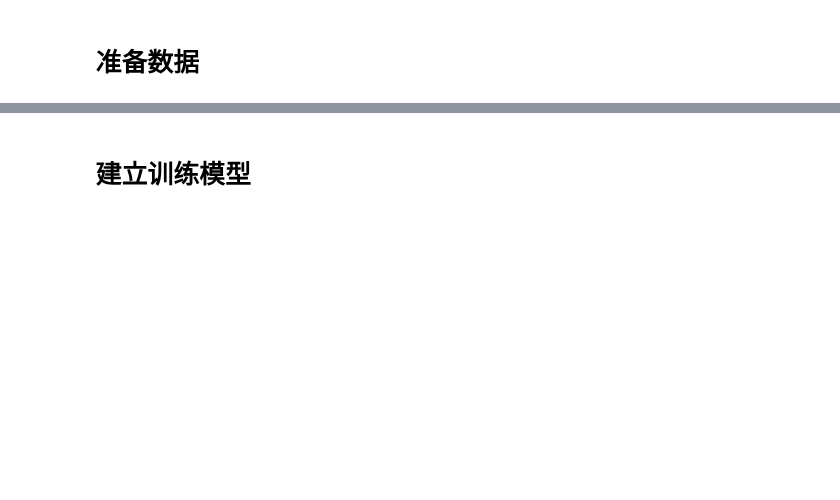
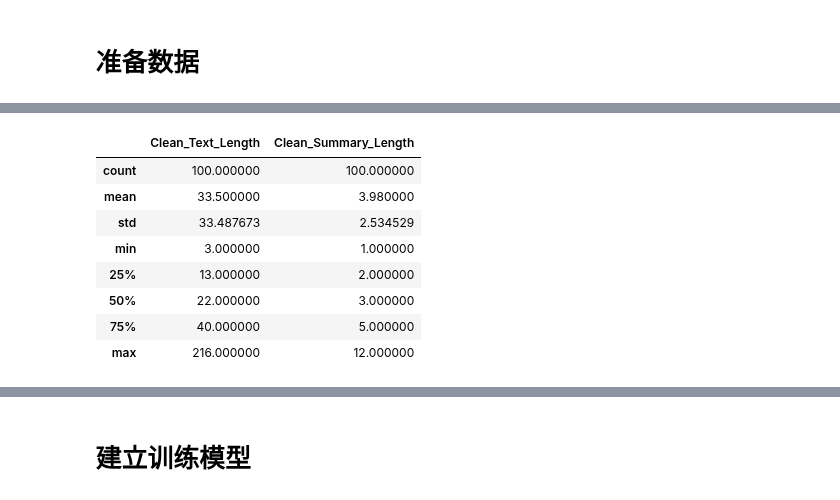
Before and after one commit to jh-lau/NLP, a Jupyter notebook: Kaggle/Summarizing_Text_with_Amazong_Reviews/summaring_text.ipynb, the cells around one changed output, grey strips where cells are left out. Drawn from its saved outputs; the diff is of its cells as text; code cells hidden in the pictures; blank space fills up the shorter version.

```diff
--- a/Kaggle/Summarizing_Text_with_Amazong_Reviews/summaring_text.ipynb
+++ b/Kaggle/Summarizing_Text_with_Amazong_Reviews/summaring_text.ipynb
@@ -18,5 +22,5 @@ WARNING:root:Limited tf.summary API due to missing TensorBoard installation.
 # %% [markdown]
 # 查看数据
 # %%
-df = pd.read_csv('data/Reviews.csv')[:100]
+raw_df = pd.read_csv('data/Reviews.csv')[:100]
 # %%
@@ -58,0 +350,14 @@ df.head()
+# %%
+df['Clean_Text_Length'] = df.Cleaned_Text.apply(lambda x: len(x.split()))
+df['Clean_Summary_Length'] = df.Cleaned_Summary.apply(lambda x: len(x.split()))
+df.describe()
+# %% [output]
+|  | Clean_Text_Length | Clean_Summary_Length |
+| count | 100.000000 | 100.000000 |
+| mean | 33.500000 | 3.980000 |
+| std | 33.487673 | 2.534529 |
+| min | 3.000000 | 1.000000 |
+| 25% | 13.000000 | 2.000000 |
+| 50% | 22.000000 | 3.000000 |
+| 75% | 40.000000 | 5.000000 |
+| max | 216.000000 | 12.000000 |
```
Also changed, not shown: parts of 27 cells of this notebook.
